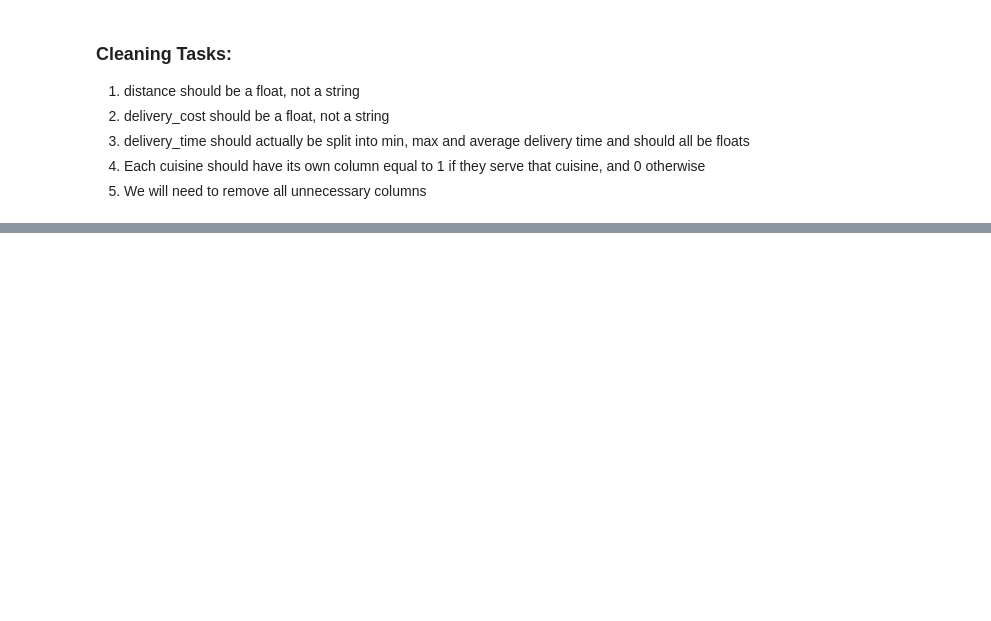
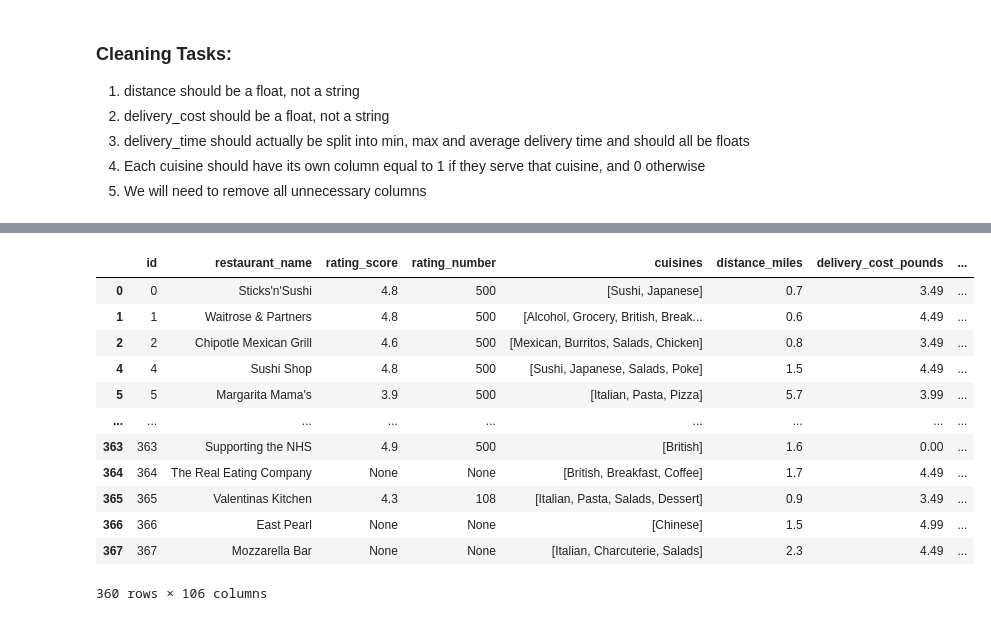
Before and after one commit to SelvinSelbaraju/deliveroo-web-scraper, a Jupyter notebook: Web Scraping.ipynb, the cells around one changed output, grey strips where cells are left out. Saved outputs shown, nothing was run; the diff lists cells and outputs as text; code cells hidden in the pictures; blank space fills up the shorter version.

```diff
--- a/Web Scraping.ipynb
+++ b/Web Scraping.ipynb
@@ -228,0 +247,32 @@ for cuisines in restaurant_df['cuisines']:
+# %%
+# Take all the characters after the pound sign
+restaurant_df['delivery_cost_pounds'] = restaurant_df['delivery_cost'].map(lambda x: float(x[1:]) if x else None)
+# %%
+# Take the first and last element of delivery_time, and also get their average
+# We can only do this where the delivery time has 3 elements and the first and last element start with a digit
+def clean_delivery_data(delivery_time):
+    min_time = None
+    max_time = None
+    avg_time = None
+
+    if delivery_time:
+        if (delivery_time[0][0].isdigit()) & (len(delivery_time) == 3) :
+            min_time = float(delivery_time[0])
+            max_time = float(delivery_time[-1])
+            avg_time = (min_time + max_time) / 2
+
+    return {'min': min_time, 'max': max_time, 'avg': avg_time}
+
+restaurant_df['min_delivery_time'] = restaurant_df['delivery_time'].map(lambda x: clean_delivery_data(x)['min'])
+restaurant_df['max_delivery_time'] = restaurant_df['delivery_time'].map(lambda x: clean_delivery_data(x)['max'])
+restaurant_df['avg_delivery_time'] = restaurant_df['delivery_time'].map(lambda x: clean_delivery_data(x)['avg'])
+# %%
+# Need to make dummy variables for each possible cuisine, so first we create a list of all the cuisines
+# Assuming cuisines isn't empty, we need to iterate over it and add a cuisine to our list only if it is not already in the list
+cuisine_list = []
+for cuisines in restaurant_df['cuisines']:
+    if cuisines:
+        for i in cuisines:
+            if i not in cuisine_list:
+                cuisine_list.append(i)
+np.sort(cuisine_list)
@@ -228,0 +297,5 @@ for cuisines in restaurant_df['cuisines']:
+# %%
+# Make a new column for each cuisine, which is equal to 1 if the restaurant serves the cuisine and zero otherwise
+restaurant_df_drop_empty = restaurant_df.dropna()
+for cuisine in cuisine_list:
+    restaurant_df_drop_empty[cuisine] = restaurant_df_drop_empty['cuisines'].map(lambda x: 1 if (cuisine in x) else 0)
@@ -228,0 +319,18 @@ for cuisines in restaurant_df['cuisines']:
+# %%
+# We don't need main_data, distance, delivery_cost, delivery_time
+restaurant_df_clean = restaurant_df_drop_empty.drop(axis = 1, columns = ['main_data', 'distance', 'delivery_cost', 'delivery_time'])
+restaurant_df_clean
+# %% [output]
+|  | id | restaurant_name | rating_score | rating_number | cuisines | distance_miles | delivery_cost_pounds | ... |
+| 0 | 0 | Sticks'n'Sushi | 4.8 | 500 | [Sushi, Japanese] | 0.7 | 3.49 | ... |
+| 1 | 1 | Waitrose & Partners | 4.8 | 500 | [Alcohol, Grocery, British, Break... | 0.6 | 4.49 | ... |
+| 2 | 2 | Chipotle Mexican Grill | 4.6 | 500 | [Mexican, Burritos, Salads, Chicken] | 0.8 | 3.49 | ... |
+| 4 | 4 | Sushi Shop | 4.8 | 500 | [Sushi, Japanese, Salads, Poke] | 1.5 | 4.49 | ... |
+| 5 | 5 | Margarita Mama's | 3.9 | 500 | [Italian, Pasta, Pizza] | 5.7 | 3.99 | ... |
+| ... | ... | ... | ... | ... | ... | ... | ... | ... |
+| 363 | 363 | Supporting the NHS | 4.9 | 500 | [British] | 1.6 | 0.00 | ... |
+| 364 | 364 | The Real Eating Company | None | None | [British, Breakfast, Coffee] | 1.7 | 4.49 | ... |
+| 365 | 365 | Valentinas Kitchen | 4.3 | 108 | [Italian, Pasta, Salads, Dessert] | 0.9 | 3.49 | ... |
+| 366 | 366 | East Pearl | None | None | [Chinese] | 1.5 | 4.99 | ... |
+| 367 | 367 | Mozzarella Bar | None | None | [Italian, Charcuterie, Salads] | 2.3 | 4.49 | ... |
+360 rows × 106 columns
```
Also changed, not shown: parts of 8 cells of this notebook.
